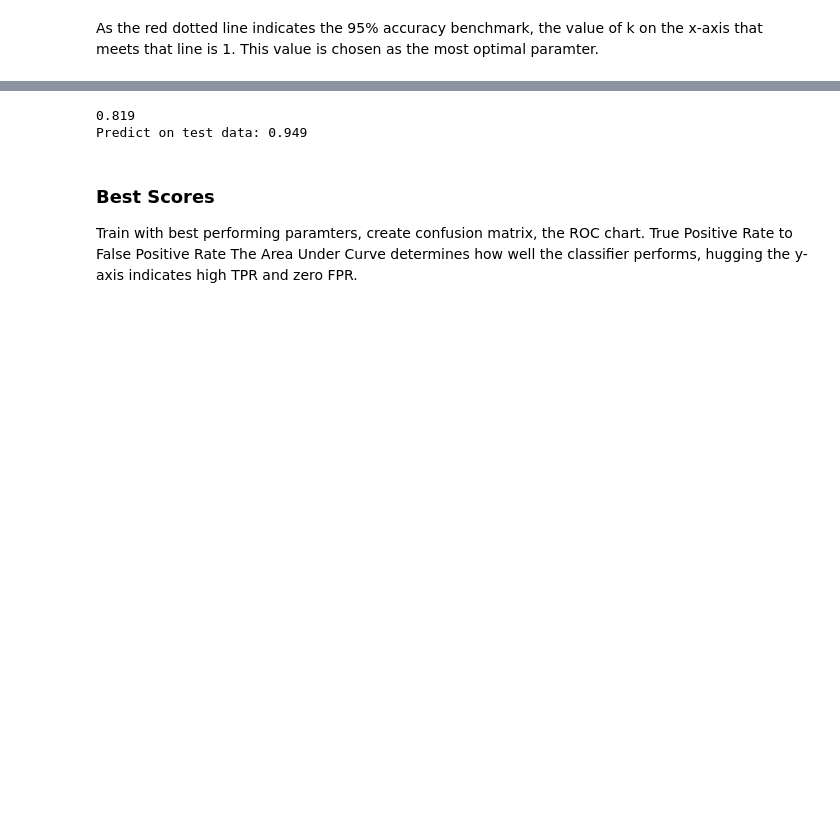
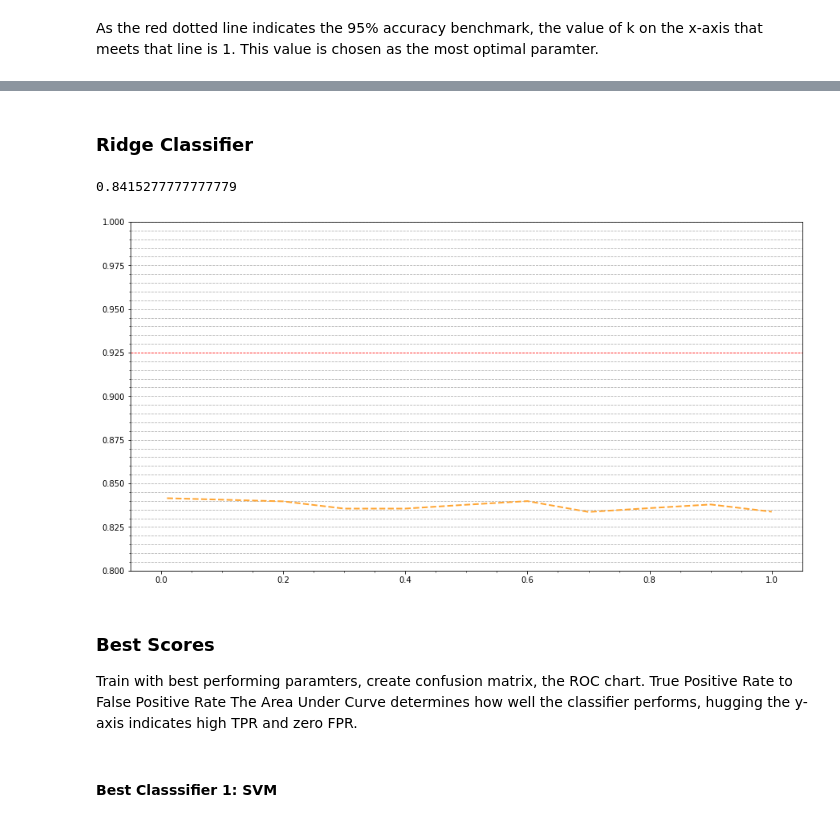
Before and after one commit to he16946/Assignment2020, a Jupyter notebook: Assignment2020.ipynb, the cells around one changed output, grey strips where cells are left out. Drawn from its saved outputs; the diff is of its cells as text; code cells hidden in the pictures; blank space fills up the shorter version.

```diff
--- a/Assignment2020.ipynb
+++ b/Assignment2020.ipynb
@@ -320,0 +371,9 @@ As the red dotted line indicates the 95% accuracy benchmark, a few classifiers a
+# %%
+logit = LogisticRegression(C= 100.0, penalty= 'l2', solver= 'newton-cg')
+
+cv_results = cross_val_score(logit, x_train, y_train, cv=15, scoring="accuracy")
+
+print("%0.3f" %cv_results.mean())
+logit.fit(x_train, y_train)
+predict_scores = accuracy_score(y_test,logit.predict(x_test))
+print("Predict on test data: %0.3f" % predict_scores)
@@ -587,19 +678,0 @@ print("Best: %f using %s" % (grid_result.best_score_, grid_result.best_params_))
-# %%
-from sklearn.model_selection import (cross_validate, cross_val_score, KFold,
-                                      train_test_split, StratifiedKFold,
-                                       StratifiedShuffleSplit)
-from sklearn.preprocessing import StandardScaler
-from sklearn.pipeline import make_pipeline
-
-stnd = StandardScaler()
-logit = LogisticRegression()
-pipeline = make_pipeline(stnd, logit)
-kf = KFold(n_splits = 15)
-cv_results = cross_val_score(logit, x_train, y_train, cv=kf, scoring="accuracy")
-print("%0.3f" %cv_results.mean())
-logit.fit(x_train, y_train)
-predict_scores = accuracy_score(y_test,logit.predict(x_test))
-print("Predict on test data: %0.3f" % predict_scores)
-# %% [output]
-0.819
-Predict on test data: 0.949
@@ -606,5 +694,44 @@ Predict on test data: 0.949
+# %% [markdown]
+### Ridge Classifier
+# %%
+# define models and parameters
+model = RidgeClassifier()
+alpha = [0.01, 0.2, 0.3, 0.4, 0.5, 0.6, 0.7, 0.8, 0.9, 1.0]
+
+# define grid search
+grid = dict(alpha=alpha)
+cv = RepeatedStratifiedKFold(n_splits=10, n_repeats=3, random_state=1)
+grid_search = GridSearchCV(estimator=model, param_grid=grid, n_jobs=-1,
+                           cv=cv, scoring='accuracy',error_score=0)
+grid_result = grid_search.fit(x_train, y_train)
+
+print(grid_result.best_score_)
+grid_result.best_estimator_
+
+fig, ax = plt.subplots(figsize=[15,8])
+
+plt.plot(alpha, grid_result.cv_results_['mean_test_score'],
+         linestyle='--',linewidth=2,color='#ffa634')
+
+plt.plot(grid_result.best_score_,
+         linestyle='--',linewidth=2)
+
+plt.ylim([0.8,1.0])
+plt.minorticks_on()
+plt.grid(axis= 'y', linestyle='--', which='both')
+a = get_gridlines(ax.yaxis, 'major')
+b = a[5]
+b.set_color('red')
+
+
+plt.show()
+# %% [output]
+0.8415277777777779
+[figure, added]
 # %% [markdown]
 ### Best Scores
 
 Train with best performing paramters, create confusion matrix, the ROC chart.
 True Positive Rate to False Positive Rate The Area Under Curve determines how well the classifier performs, hugging the y-axis indicates high TPR and zero FPR.
+# %% [markdown]
+#### Best Classsifier 1: SVM
```
Also changed, not shown: parts of 53 cells of this notebook.
